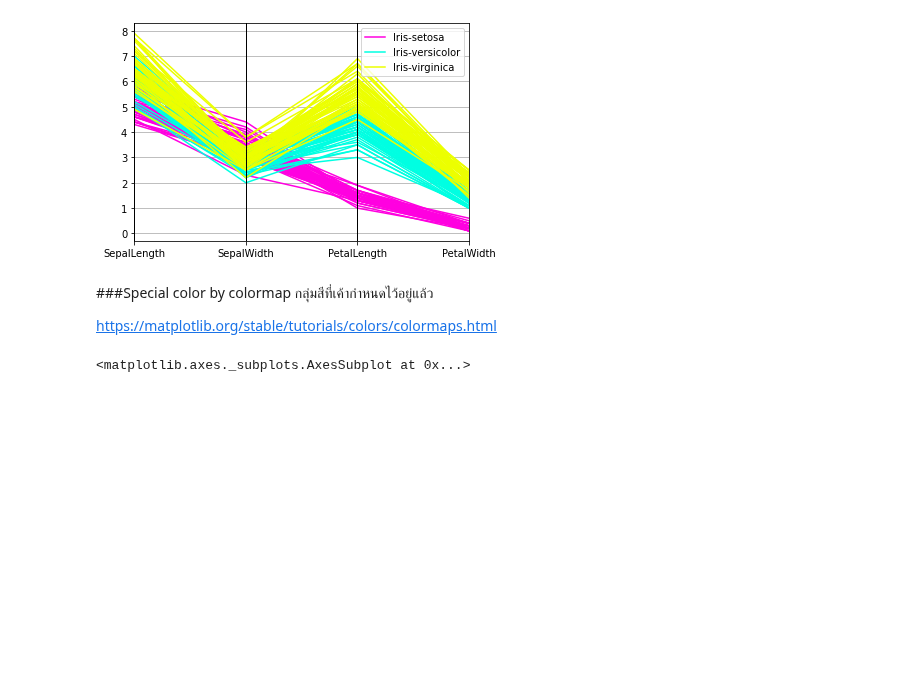
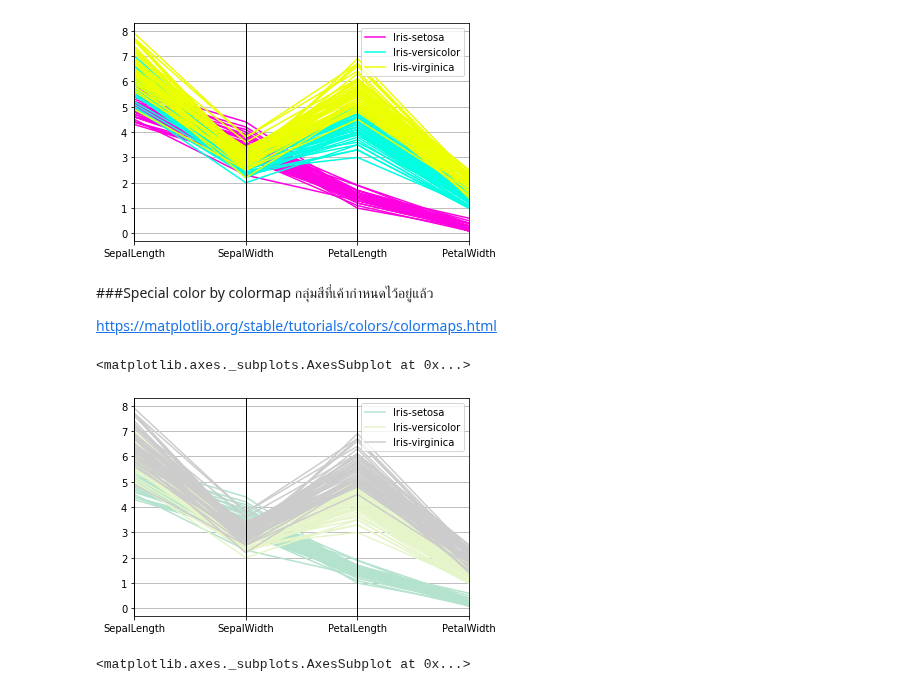
Before and after one commit to sskboonmee/data_viz_2022, a Jupyter notebook: DataViz01_Table_Date.ipynb, the cells around one changed output. Drawn from its saved outputs; the diff is of its cells as text; code cells hidden in the pictures; blank space fills up the shorter version.

```diff
--- a/DataViz01_Table_Date.ipynb
+++ b/DataViz01_Table_Date.ipynb
@@ -79,6 +98,11 @@ pd.plotting.parallel_coordinates(df, 'Name', color=['#FF00E0', '#00FFE2', '#ECFF
 กลุ่มสีที่เค้ากำหนดไว้อยู่แล้ว
 
 https://matplotlib.org/stable/tutorials/colors/colormaps.html
+# %%
+pd.plotting.parallel_coordinates(df, 'Name', colormap = 'Pastel2') #colormap ถ้าเรามี 2 สีมันก็จะเอาแรกกับท้าย ถ้ามีสามสีมันก็จะเอาสีหัวกลางและท้าย
+# %% [output]
+<matplotlib.axes._subplots.AxesSubplot at 0x...>
+[figure, added]
 # %%
 pd.plotting.parallel_coordinates(df, 'Name', colormap = 'Set1')
 # %% [output]
```
Also changed, not shown: parts of 14 cells of this notebook.
